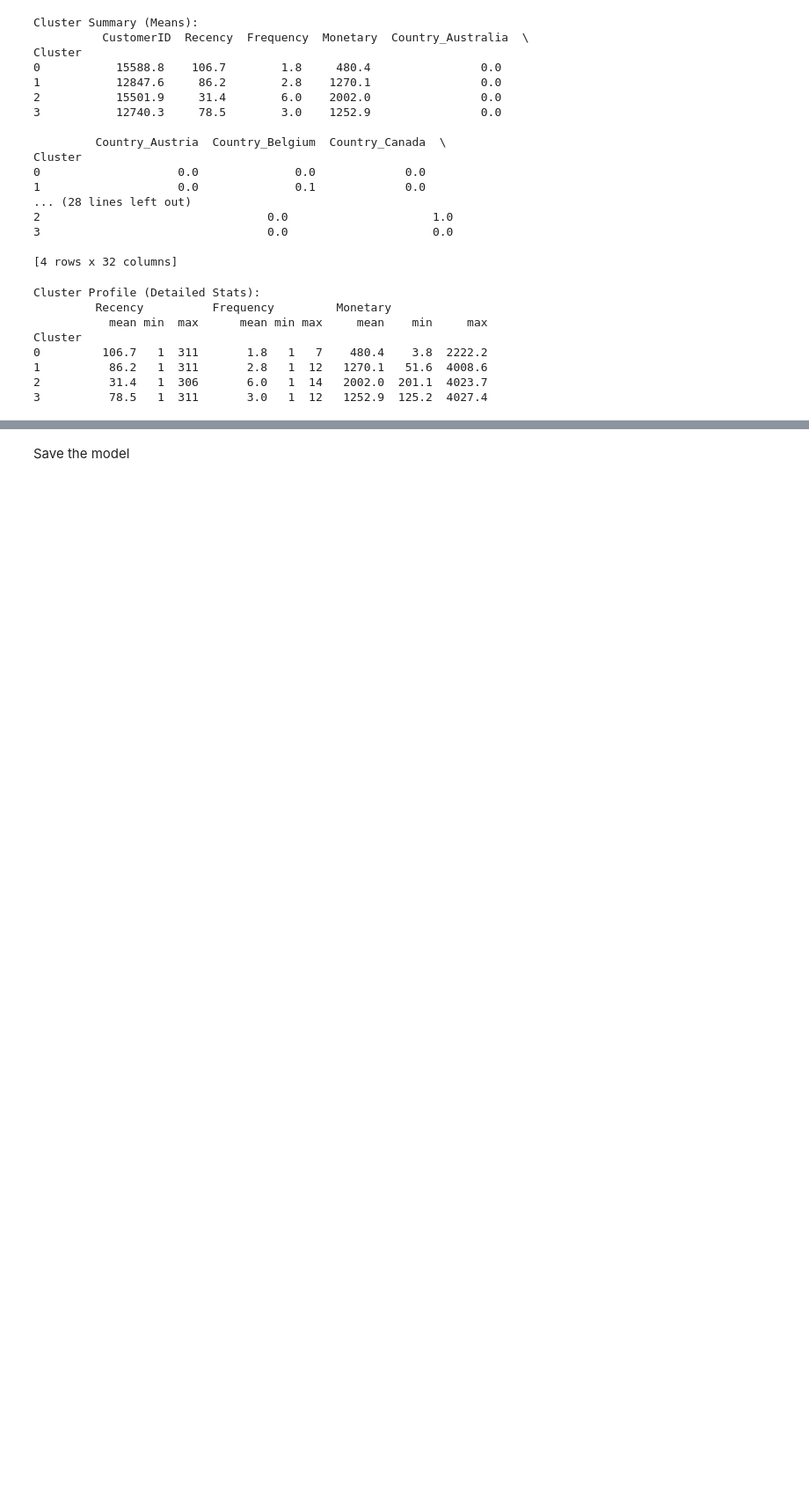
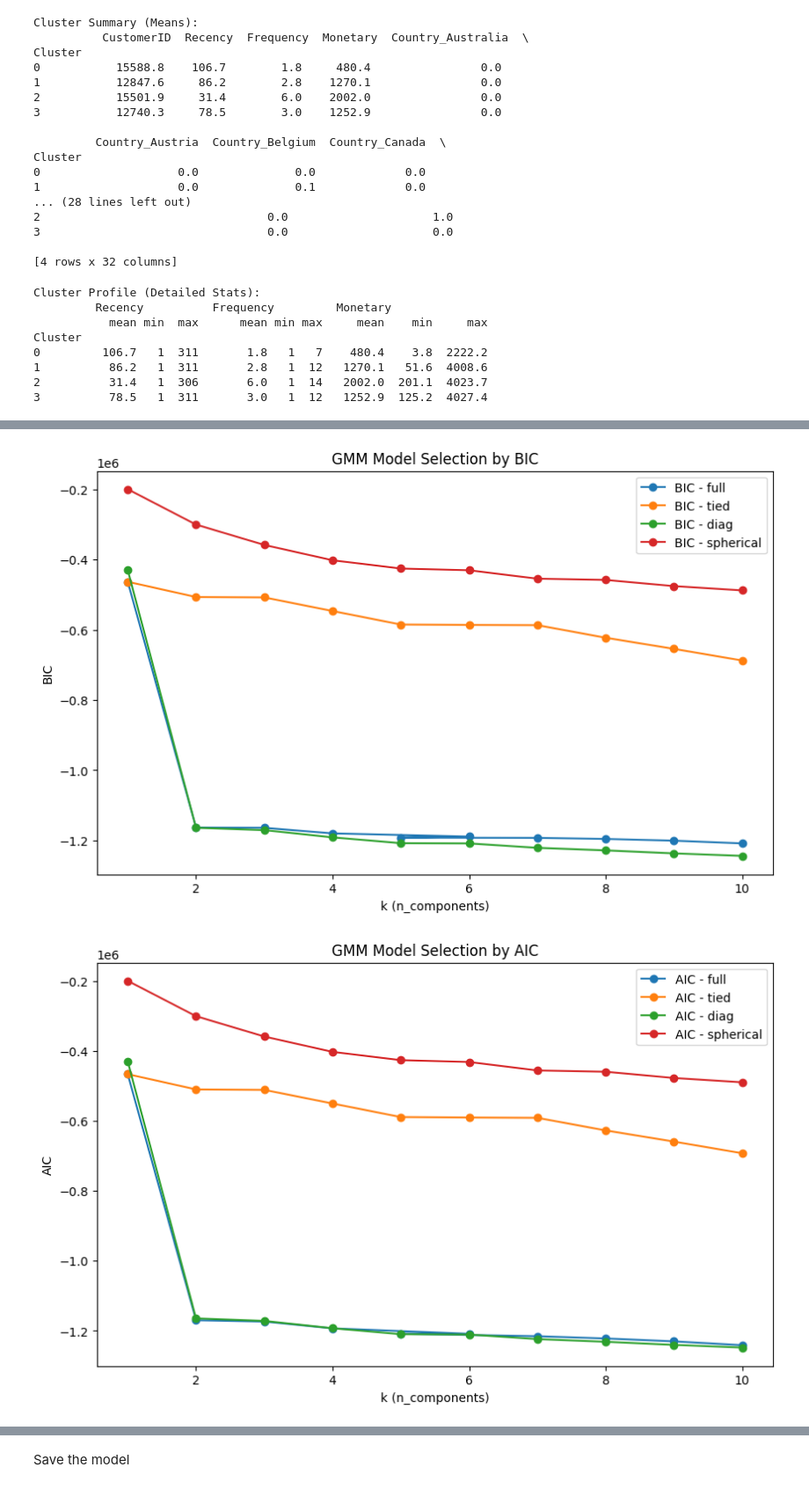
Before and after one commit to Melissiasamir/Customer-Segmentation-Clustering, a Jupyter notebook: notebook/Customer Segmentation.ipynb, the cells around one changed output, grey strips where cells are left out. Shown at 88% size. Cells and saved outputs as stored; diff of their text form; code cells hidden in the pictures; blank space fills up the shorter version.

Commit message:
Enhance UI and add GMM model results display

```diff
--- a/notebook/Customer Segmentation.ipynb
+++ b/notebook/Customer Segmentation.ipynb
@@ -475,0 +603,25 @@ Cluster
+# %%
+# Plot BIC and AIC curves for model selection
+
+plt.figure(figsize=(10,6))
+for cov in cov_types:
+    sub = gmm_sel[gmm_sel['covariance'] == cov]
+    plt.plot(sub['k'], sub['BIC'], 'o-', label=f'BIC - {cov}')
+plt.xlabel('k (n_components)')
+plt.ylabel('BIC')
+plt.title('GMM Model Selection by BIC')
+plt.legend()
+plt.show()
+
+plt.figure(figsize=(10,6))
+for cov in cov_types:
+    sub = gmm_sel[gmm_sel['covariance'] == cov]
+    plt.plot(sub['k'], sub['AIC'], 'o-', label=f'AIC - {cov}')
+plt.xlabel('k (n_components)')
+plt.ylabel('AIC')
+plt.title('GMM Model Selection by AIC')
+plt.legend()
+plt.show()
+# %% [output]
+[figure, added]
+[figure, added]
```
Also changed, not shown: parts of 9 cells of this notebook, 9 other files.
